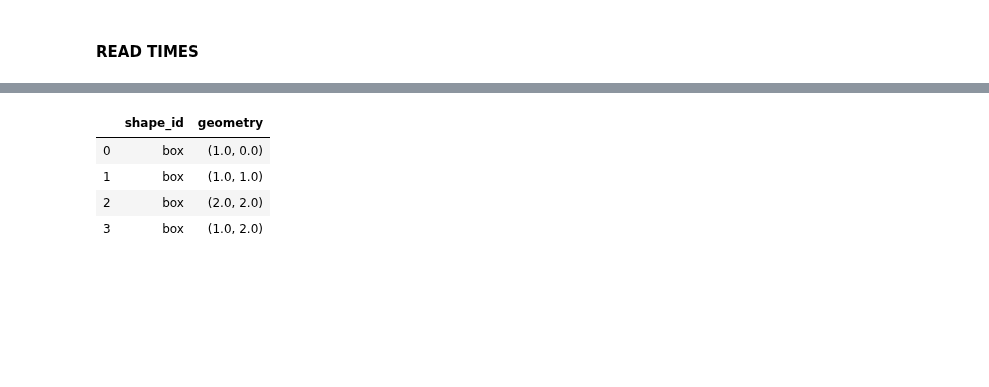
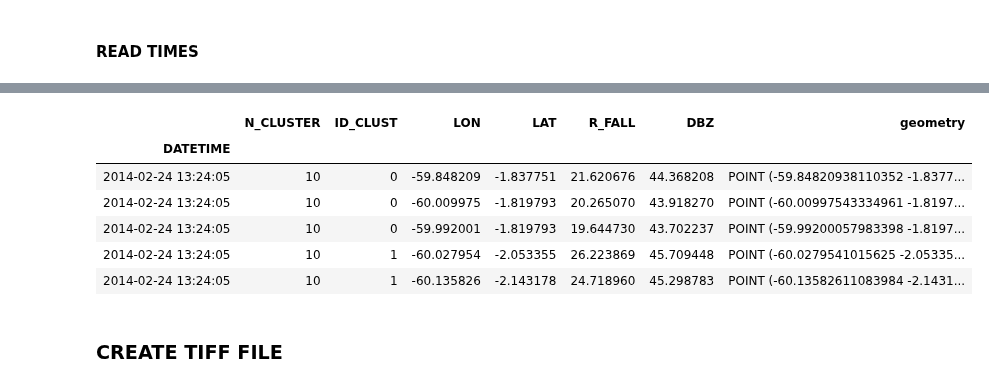
Before and after one commit to helvecioneto/CAP-394, a Jupyter notebook: 02-GEOTRACK.ipynb, the cells around one changed output, grey strips where cells are left out. Saved outputs shown, nothing was run; the diff lists cells and outputs as text; code cells hidden in the pictures; blank space fills up the shorter version.

```diff
--- a/02-GEOTRACK.ipynb
+++ b/02-GEOTRACK.ipynb
@@ -206,8 +184,0 @@ df['geometry'] = df['geometry'].apply(lambda x: x.coords[0])
-# %%
-df
-# %% [output]
-|  | shape_id | geometry |
-| 0 | box | (1.0, 0.0) |
-| 1 | box | (1.0, 1.0) |
-| 2 | box | (2.0, 2.0) |
-| 3 | box | (1.0, 2.0) |
@@ -223,0 +185,17 @@ im.save("test2.tiff", "TIFF")
+# %%
+data['geometry'] = list(zip(data.LON,data.LAT))
+data.geometry = data.geometry.apply(Point)
+gdata = gpd.GeoDataFrame(data,geometry='geometry')
+gdata.crs = {'init' :'epsg:4326'}
+gdata.to_file('shapefiles/points.shp')
+gdata.head()
+# %% [output]
+|  | N_CLUSTER | ID_CLUST | LON | LAT | R_FALL | DBZ | geometry |
+| DATETIME |  |  |  |  |  |  |  |
+| 2014-02-24 13:24:05 | 10 | 0 | -59.848209 | -1.837751 | 21.620676 | 44.368208 | POINT (-59.84820938110352 -1.8377... |
+| 2014-02-24 13:24:05 | 10 | 0 | -60.009975 | -1.819793 | 20.265070 | 43.918270 | POINT (-60.00997543334961 -1.8197... |
+| 2014-02-24 13:24:05 | 10 | 0 | -59.992001 | -1.819793 | 19.644730 | 43.702237 | POINT (-59.99200057983398 -1.8197... |
+| 2014-02-24 13:24:05 | 10 | 1 | -60.027954 | -2.053355 | 26.223869 | 45.709448 | POINT (-60.0279541015625 -2.05335... |
+| 2014-02-24 13:24:05 | 10 | 1 | -60.135826 | -2.143178 | 24.718960 | 45.298783 | POINT (-60.13582611083984 -2.1431... |
+# %% [markdown]
+### CREATE TIFF FILE
```
Also changed, not shown: parts of 18 cells of this notebook, 21 other files.
